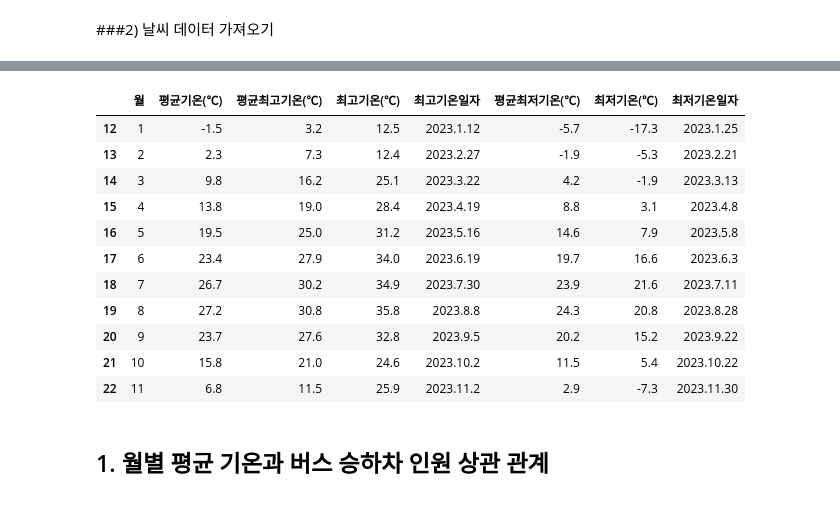
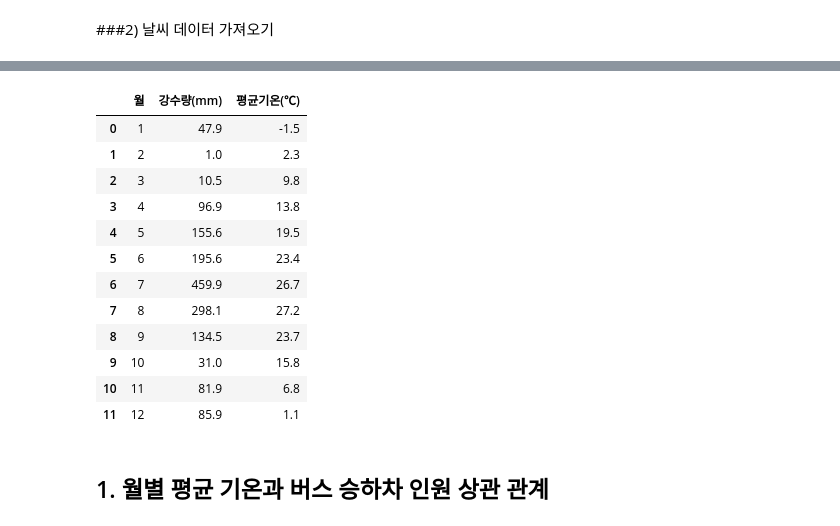
Before and after one commit to gchaewon/Euron5th_BusTayo, a Jupyter notebook: EDA_weather.ipynb, the cells around one changed output, grey strips where cells are left out. Saved outputs shown, nothing was run; the diff lists cells and outputs as text; code cells hidden in the pictures.

```diff
--- a/EDA_weather.ipynb
+++ b/EDA_weather.ipynb
@@ -68,0 +71,6 @@ data
+# %%
+rain = pd.read_csv(path+'data/rain.csv', encoding='cp949')
+rain = rain[:12] # 23년 1월 ~ 12월 데이터만 추출
+rain = rain['강수량(mm)']
+
+rain
@@ -109,24 +110,23 @@ weather
-# %%
-month_mapping = {'Jan': 1, 'Feb': 2, 'Mar': 3, 'Apr': 4, 'May': 5, 'Jun': 6, 'Jul': 7, 'Aug': 8, 'Sep': 9, 'Oct': 10, 'Nov': 11, 'Dec': 12}
-weather['월'] = weather['일시'].apply(lambda x: month_mapping.get(x.split('.')[0], None))
-
-weather = weather.drop('일시', axis=1)
-weather = weather[['월'] + [col for col in weather.columns if col != '월']]
-
-weather
-# %% [output]
-|  | 월 | 평균기온(℃) | 평균최고기온(℃) | 최고기온(℃) | 최고기온일자 | 평균최저기온(℃) | 최저기온(℃) | 최저기온일자 |
-| 12 | 1 | -1.5 | 3.2 | 12.5 | 2023.1.12 | -5.7 | -17.3 | 2023.1.25 |
-| 13 | 2 | 2.3 | 7.3 | 12.4 | 2023.2.27 | -1.9 | -5.3 | 2023.2.21 |
-| 14 | 3 | 9.8 | 16.2 | 25.1 | 2023.3.22 | 4.2 | -1.9 | 2023.3.13 |
-| 15 | 4 | 13.8 | 19.0 | 28.4 | 2023.4.19 | 8.8 | 3.1 | 2023.4.8 |
-| 16 | 5 | 19.5 | 25.0 | 31.2 | 2023.5.16 | 14.6 | 7.9 | 2023.5.8 |
-| 17 | 6 | 23.4 | 27.9 | 34.0 | 2023.6.19 | 19.7 | 16.6 | 2023.6.3 |
-| 18 | 7 | 26.7 | 30.2 | 34.9 | 2023.7.30 | 23.9 | 21.6 | 2023.7.11 |
-| 19 | 8 | 27.2 | 30.8 | 35.8 | 2023.8.8 | 24.3 | 20.8 | 2023.8.28 |
-| 20 | 9 | 23.7 | 27.6 | 32.8 | 2023.9.5 | 20.2 | 15.2 | 2023.9.22 |
-| 21 | 10 | 15.8 | 21.0 | 24.6 | 2023.10.2 | 11.5 | 5.4 | 2023.10.22 |
-| 22 | 11 | 6.8 | 11.5 | 25.9 | 2023.11.2 | 2.9 | -7.3 | 2023.11.30 |
+# %%
+month = [1, 2, 3, 4, 5, 6, 7, 8, 9, 10, 11, 12]
+month = pd.DataFrame(month, columns = ['월'])
+
+weather = pd.concat([month, rain, temp], axis=1)
+weather
+# %% [output]
+|  | 월 | 강수량(mm) | 평균기온(℃) |
+| 0 | 1 | 47.9 | -1.5 |
+| 1 | 2 | 1.0 | 2.3 |
+| 2 | 3 | 10.5 | 9.8 |
+| 3 | 4 | 96.9 | 13.8 |
+| 4 | 5 | 155.6 | 19.5 |
+| 5 | 6 | 195.6 | 23.4 |
+| 6 | 7 | 459.9 | 26.7 |
+| 7 | 8 | 298.1 | 27.2 |
+| 8 | 9 | 134.5 | 23.7 |
+| 9 | 10 | 31.0 | 15.8 |
+| 10 | 11 | 81.9 | 6.8 |
+| 11 | 12 | 85.9 | 1.1 |
 # %% [markdown]
 ## 1.  월별 평균 기온과 버스 승하차 인원 상관 관계
 # %% [markdown]
```
Also changed, not shown: parts of 23 cells of this notebook.
